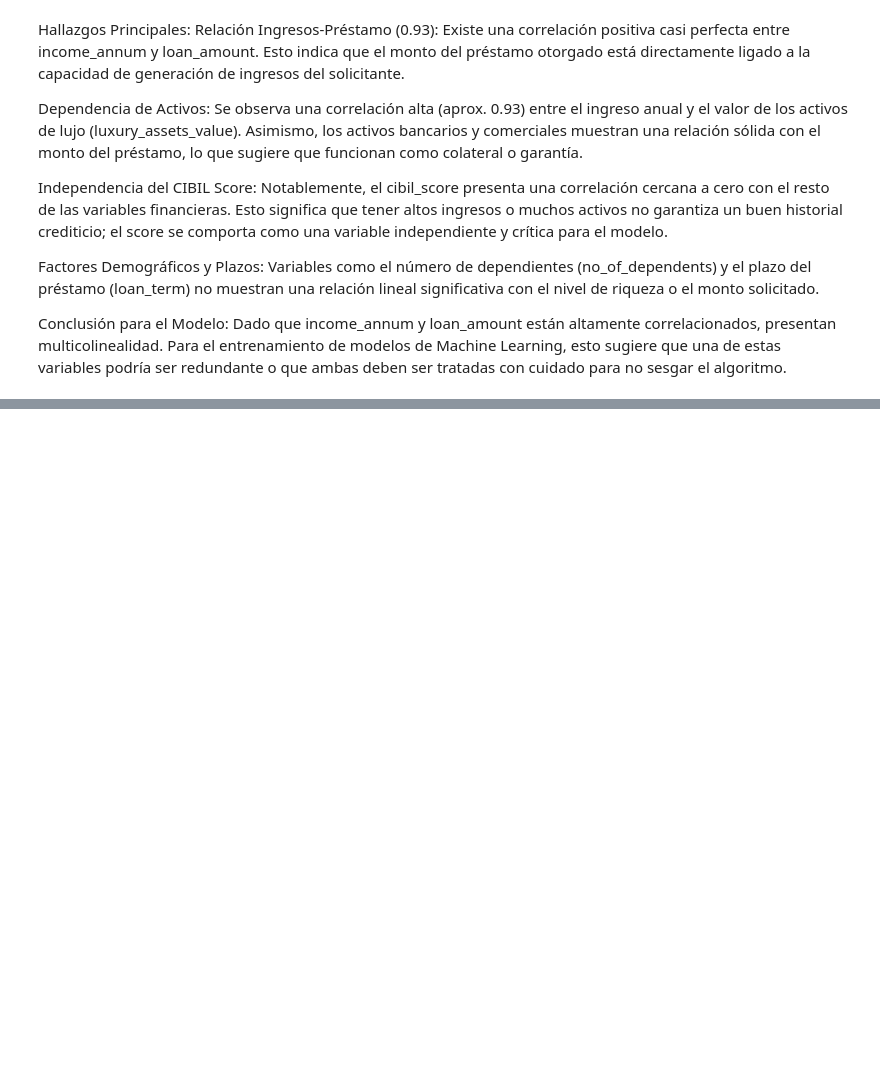
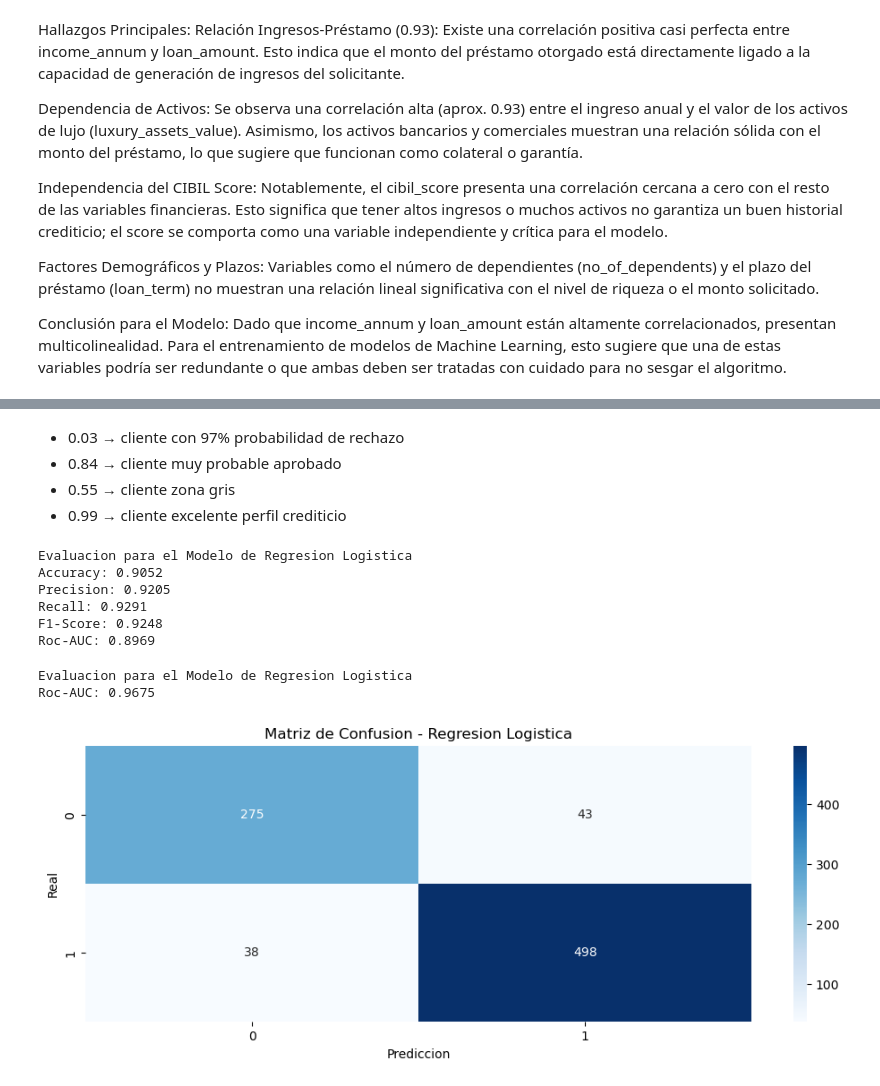
Before and after one commit to FrancoLeonelAranda/credit-scoring-loan-approval, a Jupyter notebook: notebooks/01_eda.ipynb, the cells around one changed output, grey strips where cells are left out. Cells and saved outputs as stored; diff of their text form; code cells hidden in the pictures; blank space fills up the shorter version.

```diff
--- a/notebooks/01_eda.ipynb
+++ b/notebooks/01_eda.ipynb
@@ -183,0 +343,6 @@ Conclusión para el Modelo: Dado que income_annum y loan_amount están altamente
+# %%
+# Variables predictoras
+X = credit_df.drop(columns=['loan_status'])
+
+# Variable objetivo
+y = credit_df['loan_status']
@@ -183,0 +380,5 @@ Conclusión para el Modelo: Dado que income_annum y loan_amount están altamente
+# %%
+X_train, X_test, y_train, y_test = train_test_split(X, y, test_size = 0.2, random_state= 42)
+
+# vemos el tamaño de los datos
+X_train.shape, X_test.shape, y_train.shape, y_test.shape
@@ -183,0 +387,6 @@ Conclusión para el Modelo: Dado que income_annum y loan_amount están altamente
+# %%
+# pasamos a la modelacion usando regresion logistica
+
+log_reg = LogisticRegression(max_iter = 1000, random_state = 42, n_jobs= -1)
+
+log_reg.fit(X_train, y_train)
@@ -183,0 +395,4 @@ Conclusión para el Modelo: Dado que income_annum y loan_amount están altamente
+# %%
+# Predicciones y probabilidades
+y_pred_lr = log_reg.predict(X_test)
+y_prob_lr = log_reg.predict_proba(X_test) [:,1]
@@ -183,0 +439,39 @@ Conclusión para el Modelo: Dado que income_annum y loan_amount están altamente
+# %% [markdown]
+- 0.03 → cliente con 97% probabilidad de rechazo
+- 0.84 → cliente muy probable aprobado
+- 0.55 → cliente zona gris
+- 0.99 → cliente excelente perfil crediticio
+# %%
+#Evaluacion del modelo
+print("\nEvaluacion para el Modelo de Regresion Logistica")
+print(f"Accuracy: {accuracy_score(y_test, y_pred_lr):.4f}") #:.4f solo 4 numeros decimales
+print(f"Precision: {precision_score(y_test, y_pred_lr):.4f}")
+print(f"Recall: {recall_score(y_test, y_pred_lr):.4f}")
+print(f"F1-Score: {f1_score(y_test, y_pred_lr):.4f}")
+print(f"Roc-AUC: {roc_auc_score(y_test, y_pred_lr):.4f}")
+# %% [output]
+Evaluacion para el Modelo de Regresion Logistica
+Accuracy: 0.9052
+Precision: 0.9205
+Recall: 0.9291
+F1-Score: 0.9248
+Roc-AUC: 0.8969
+# %%
+#Evaluacion del modelo
+print("\nEvaluacion para el Modelo de Regresion Logistica")
+print(f"Roc-AUC: {roc_auc_score(y_test, y_prob_lr):.4f}") #Eso te va a dar el AUC real del modelo.
+# %% [output]
+Evaluacion para el Modelo de Regresion Logistica
+Roc-AUC: 0.9675
+# %%
+# Matriz de Confusion
+
+conf_matrix_lr = confusion_matrix(y_test, y_pred_lr)
+plt.figure(figsize = (12, 4))
+sns.heatmap(conf_matrix_lr, annot= True, fmt = 'd', cmap= 'Blues')
+plt.title("Matriz de Confusion - Regresion Logistica")
+plt.xlabel('Prediccion')
+plt.ylabel('Real')
+plt.show()
+# %% [output]
+[figure, added]
```
Also changed, not shown: parts of 38 cells of this notebook, 8 other files.
